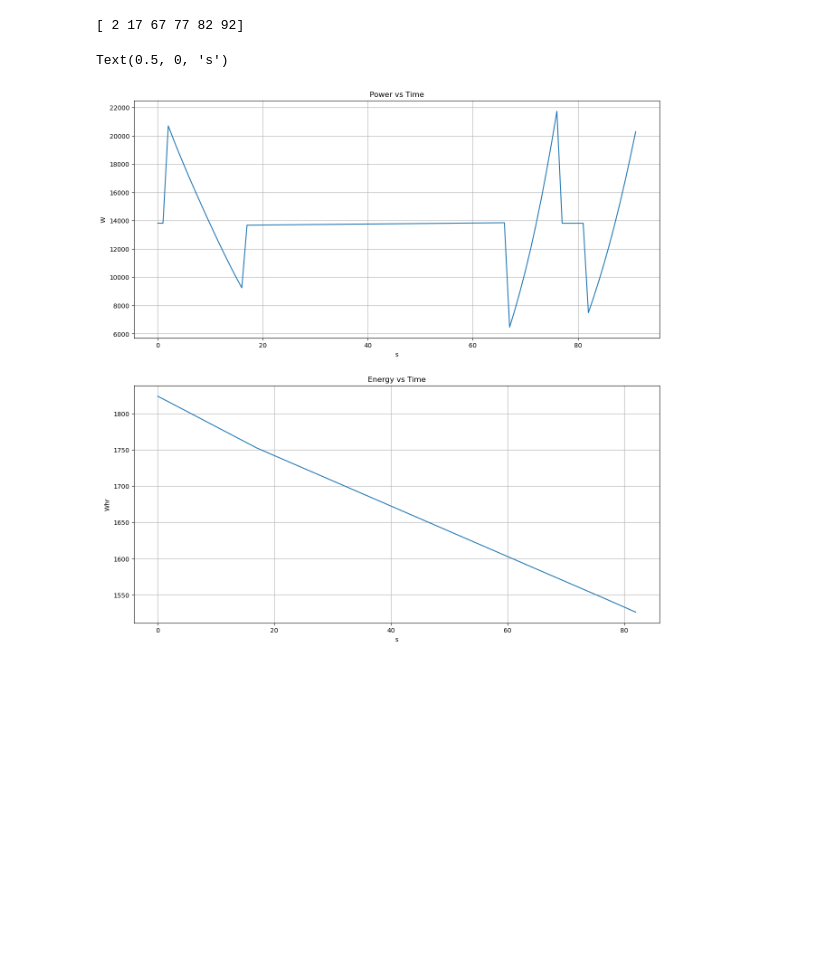
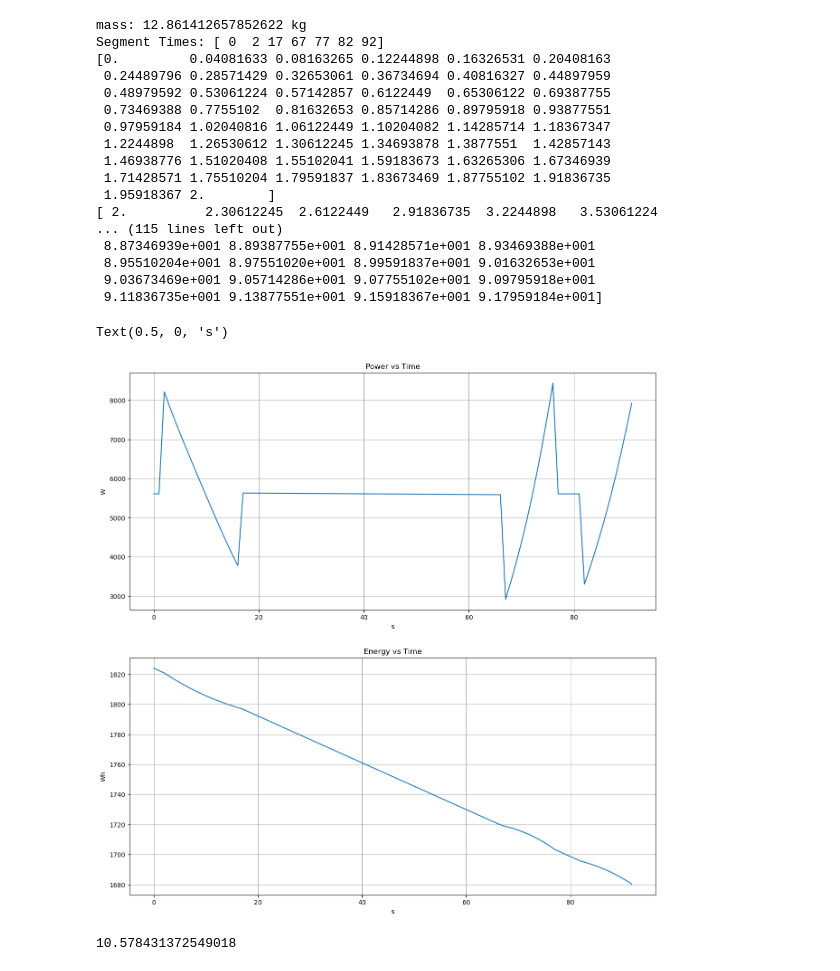
Before and after one commit to NathanielHargan/UAV_Optimization, a Jupyter notebook: PlotPower.ipynb, the cells around one changed output. Saved outputs shown, nothing was run; the diff lists cells and outputs as text; code cells hidden in the pictures; blank space fills up the shorter version.

Commit message:
Power Analysis

```diff
--- a/PlotPower.ipynb
+++ b/PlotPower.ipynb
@@ -21,17 +21,18 @@ d1 = DroneGeometry("drone_test", 1000, 660, 8, arm_beam, strut_beam, [battery_1,
 d1_mass = DroneMass(d1)
 
 # Mass Analysis results
-total_mass = d1_mass.total_mass + (70 * 10 ** -3)
+print("mass:", d1_mass.total_mass * 1000, "kg")
+total_mass = d1_mass.total_mass + (35 * 10 ** -3)
 surface_area = d1.projected_surface_area
 
 # Mission Profile generation
-m1 = MissionProfile("m1", 1, 1, 0)
+m1 = MissionProfile("m1", 1, 0, 0)
 m1.add_segment("takeoff",2,0,2,0,1)
-m1.add_segment("climb",15,550000,100000,300,1000)
+m1.add_segment("climb",15,550000,100000,300,0)
 m1.add_segment("cruise",50,2000000,110000,300,0)
 m1.add_segment("descent",10,2200000,50000,0,0)
 m1.add_segment("loiter",5,2200000,50000,0,0)
-m1.add_segment("land",10,1200000,0,0,0)
+m1.add_segment("land",10,2400000,0,0,0)
 
 # Drone Force Analysis
 d1_forces = DroneForces(total_mass, surface_area, drag_coeff, m1)
@@ -40,37 +41,58 @@ d1_forces = DroneForces(total_mass, surface_area, drag_coeff, m1)
 battery_sys = BatterySystem("Tattu 40000mAh 6S 10C 22.8V High Voltage UAV Lipo Battery Pack with AS150+AS150", 22.8, 40000, 2)
 drone_power = DronePower(8, battery_sys.milliwatt_hours, d1_forces)
 
+print("Segment Times:", m1.t_values)
 
 # Creating Power Plot Data
 power_list = np.zeros(m1.t_values[-1])
 time_list = np.arange(m1.t_values[-1])
 for t in time_list:
     power_list[t] = drone_power.power_at_time(t)
 
-print(m1.t_values[1:])
-time_ec, energy_consumption = drone_power.energy_consumption(400, m1.t_values)
+time_ec, energy_consumption = drone_power.energy_consumption(50, m1.t_values)
 
+print("Timesteps:", time_ec)
 
 # Plotting
 fig, axs = plt.subplots(2,1)
 
 fig.set_figheight(15)
 fig.set_figwidth(15)
 
 
 axs[0].set_title("Power vs Time")
 axs[0].plot(time_list, power_list / 1000)
 axs[0].grid()
 axs[0].set_ylabel("W")
 axs[0].set_xlabel("s")
 
 
 axs[1].set_title("Energy vs Time")
 axs[1].plot(time_ec, energy_consumption / 3600000)
 axs[1].grid()
-axs[1].set_ylabel("Whr")
+axs[1].set_ylabel("Wh")
 axs[1].set_xlabel("s")
 # %% [output]
-[ 2 17 67 77 82 92]
+mass: 12.861412657852622 kg
+Segment Times: [ 0  2 17 67 77 82 92]
+[0.         0.04081633 0.08163265 0.12244898 0.16326531 0.20408163
+ 0.24489796 0.28571429 0.32653061 0.36734694 0.40816327 0.44897959
+ 0.48979592 0.53061224 0.57142857 0.6122449  0.65306122 0.69387755
+ 0.73469388 0.7755102  0.81632653 0.85714286 0.89795918 0.93877551
+ 0.97959184 1.02040816 1.06122449 1.10204082 1.14285714 1.18367347
+ 1.2244898  1.26530612 1.30612245 1.34693878 1.3877551  1.42857143
+ 1.46938776 1.51020408 1.55102041 1.59183673 1.63265306 1.67346939
+ 1.71428571 1.75510204 1.79591837 1.83673469 1.87755102 1.91836735
+ 1.95918367 2.        ]
+[ 2.          2.30612245  2.6122449   2.91836735  3.2244898   3.53061224
+... (115 lines left out)
+ 8.87346939e+001 8.89387755e+001 8.91428571e+001 8.93469388e+001
+ 8.95510204e+001 8.97551020e+001 8.99591837e+001 9.01632653e+001
+ 9.03673469e+001 9.05714286e+001 9.07755102e+001 9.09795918e+001
+ 9.11836735e+001 9.13877551e+001 9.15918367e+001 9.17959184e+001]
 Text(0.5, 0, 's')
-[figure, old version]
+[figure, new version]
+# %%
+print(0.5 * (1820/((1820-1701)/83)) / 60 )
+# %% [output]
+10.578431372549018
```
Also changed, not shown: 5 other files.
